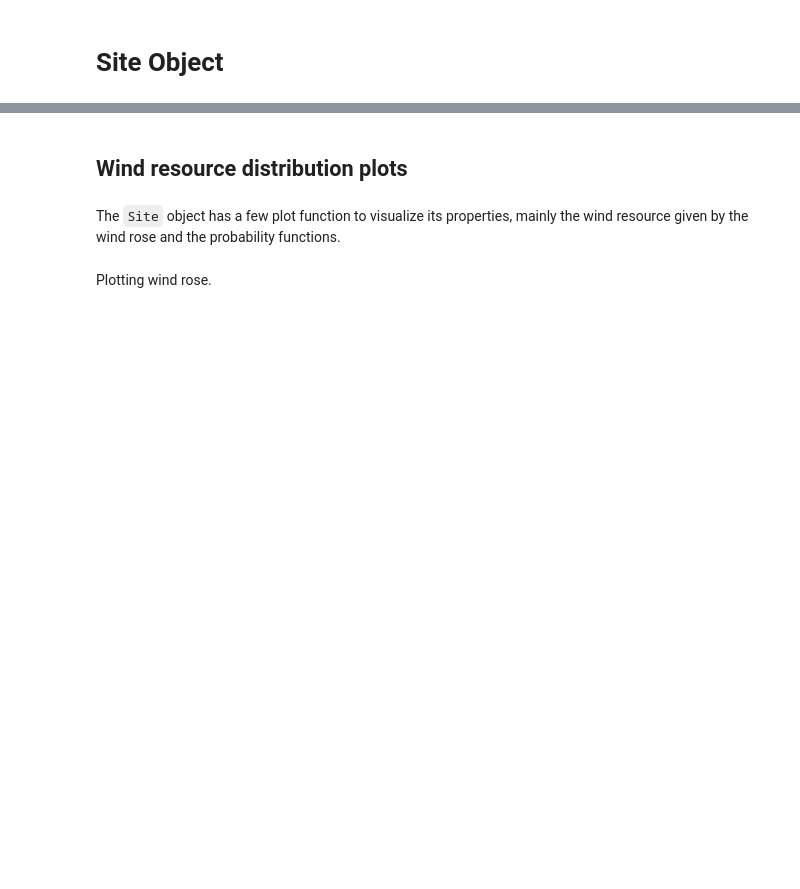
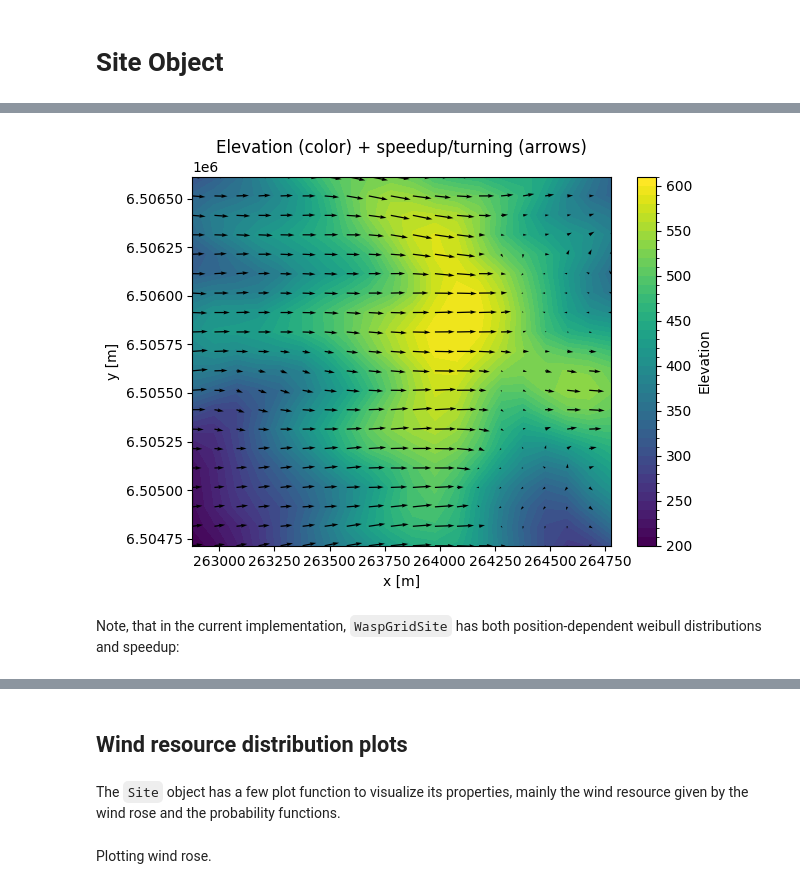
Before and after one commit to jchliao/pywake, a Jupyter notebook: docs/notebooks/Site.ipynb, the cells around one changed output, grey strips where cells are left out. Cells and saved outputs as stored; diff of their text form; code cells hidden in the pictures; blank space fills up the shorter version.

```diff
--- a/docs/notebooks/Site.ipynb
+++ b/docs/notebooks/Site.ipynb
@@ -361,0 +227,13 @@ Height difference [m]:          20.0            20.0            20.0
+# %%
+site = WaspGridSite.from_wasp_grd(ParqueFicticio_path, distance=StraightDistance())
+# %%
+ds = site.ds.sel(h=30, wd=270)
+X,Y = np.meshgrid(ds.x.values,ds.y.values)
+site.ds.Elevation.plot.contourf(levels=50, x='x')
+theta = np.deg2rad(ds.Turning)
+plt.quiver(X,Y, (np.cos(theta)*ds.Speedup).T, (np.sin(theta)*ds.Speedup).T)
+setup_plot(grid=False, xlabel='x [m]', ylabel='y [m]', title='Elevation (color) + speedup/turning (arrows)')
+# %% [output]
+[figure, added]
+# %% [markdown]
+Note, that in the current implementation, `WaspGridSite` has both position-dependent weibull distributions and speedup:
```
Also changed, not shown: parts of 84 cells of this notebook, 21 other files.
